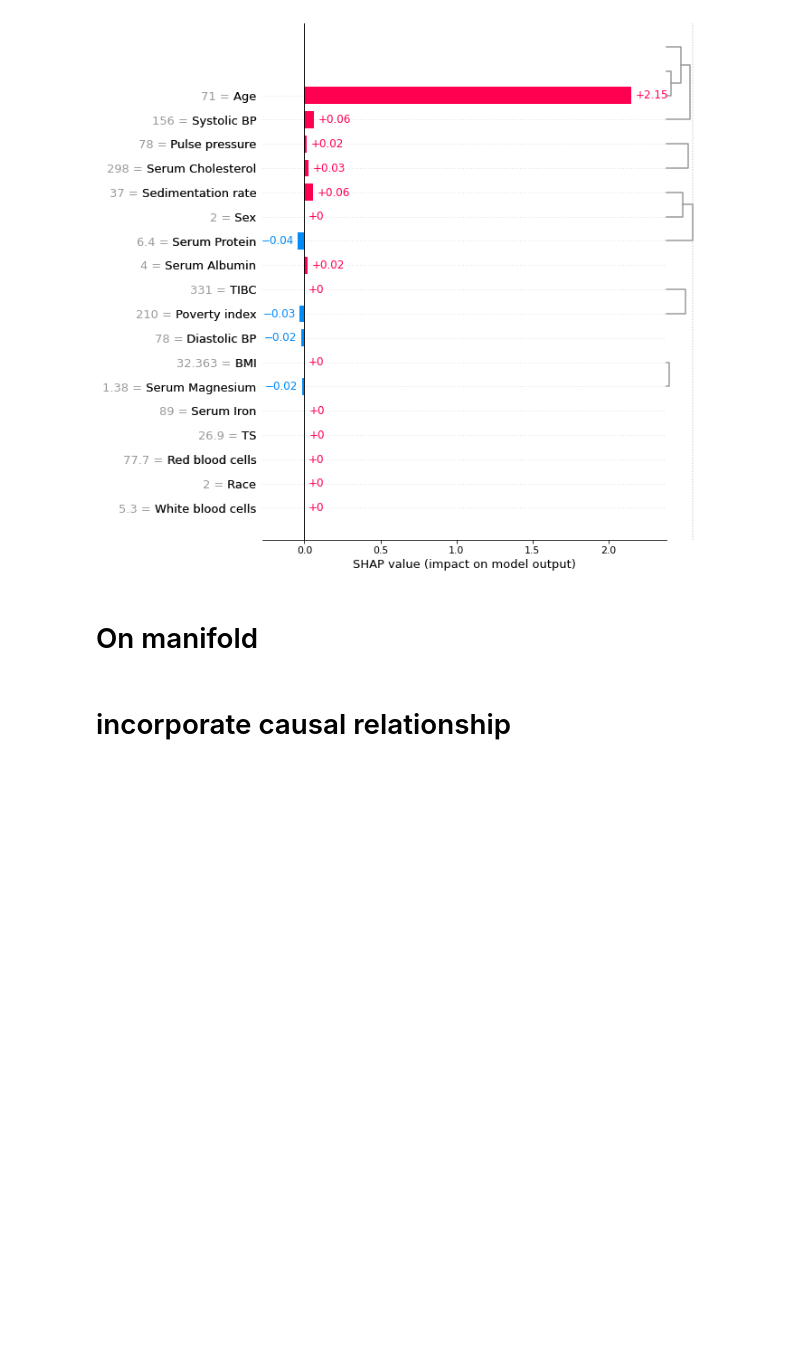
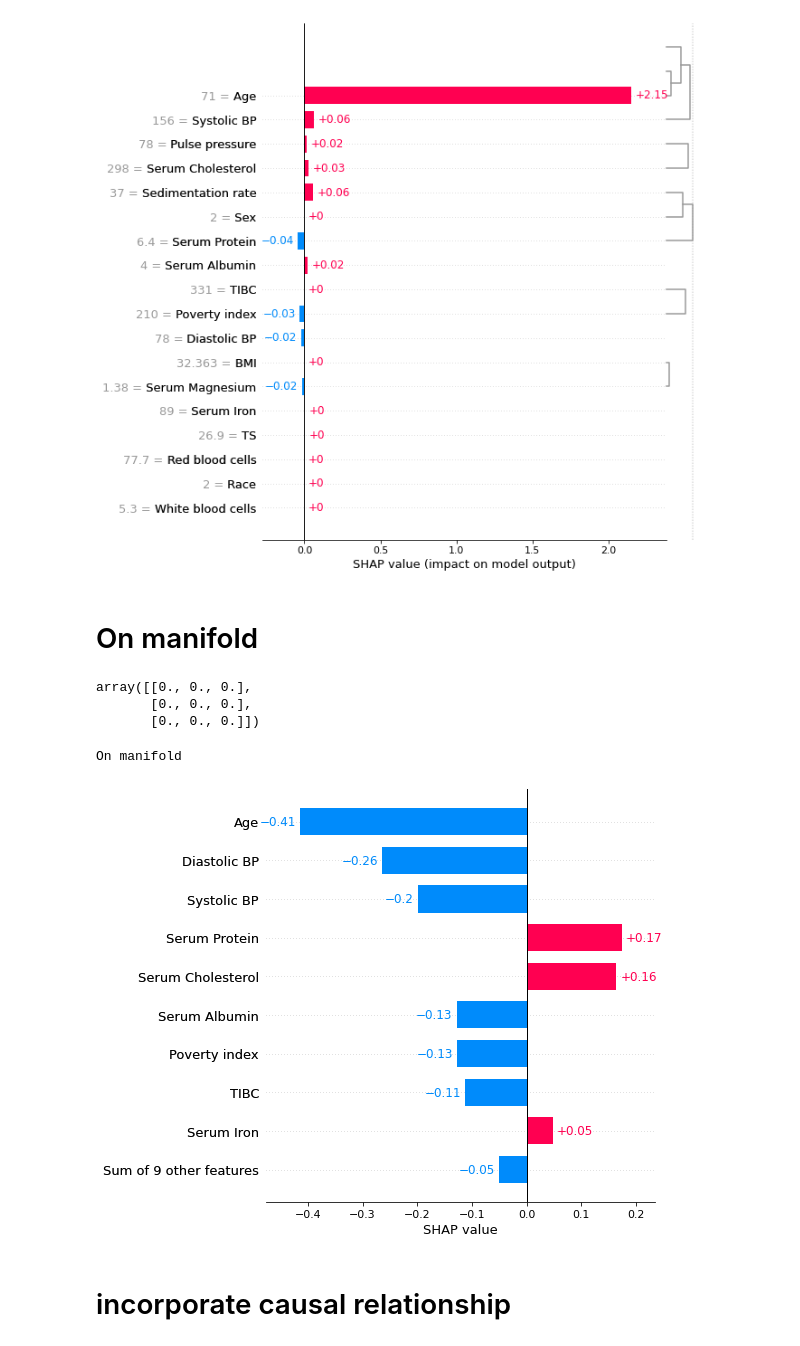
Before and after one commit to nathanwang000/Shapley-Flow, a Jupyter notebook: notebooks/NHANES1_survival.ipynb, the cells around one changed output. Cells and saved outputs as stored; diff of their text form; code cells hidden in the pictures; blank space fills up the shorter version.

```diff
--- a/notebooks/NHANES1_survival.ipynb
+++ b/notebooks/NHANES1_survival.ipynb
@@ -269,3 +269,17 @@ feature_names = X.columns
 f = lambda x: model.predict(xgboost.DMatrix(pd.DataFrame(x, columns=feature_names)), output_margin=True)
 explainer = IndExplainer(f, X.iloc[:100], nruns=100)
 cf_ind = explainer.shap_values(X[:nsamples])
+# %%
+X_ = np.random.randn(30,3)# (n, d)
+a = np.cov(X_.T)
+
+def cov(X):
+    Ex = X - X.mean(0).reshape(1, -1)
+    return Ex.T @ Ex / (Ex.shape[0]-1)
+
+b = cov(X_)
+a-b
+# %% [output]
+array([[0., 0., 0.],
+       [0., 0., 0.],
+       [0., 0., 0.]])
@@ -272,3 +293,12 @@ cf_ind = explainer.shap_values(X[:nsamples])
+# %%
+print('On manifold')
+cf_on_manifold2.draw(sample_ind, show=False, max_display=10)
+plt.tight_layout()
+# plt.savefig(f'figures/nutrition_manifold_{sample_ind}.png')
+plt.show()
+# %% [output]
+On manifold
+[figure, added]
 # %% [markdown]
 # incorporate causal relationship
 # %%
```
Also changed, not shown: parts of 9 cells of this notebook, 3 other files.
